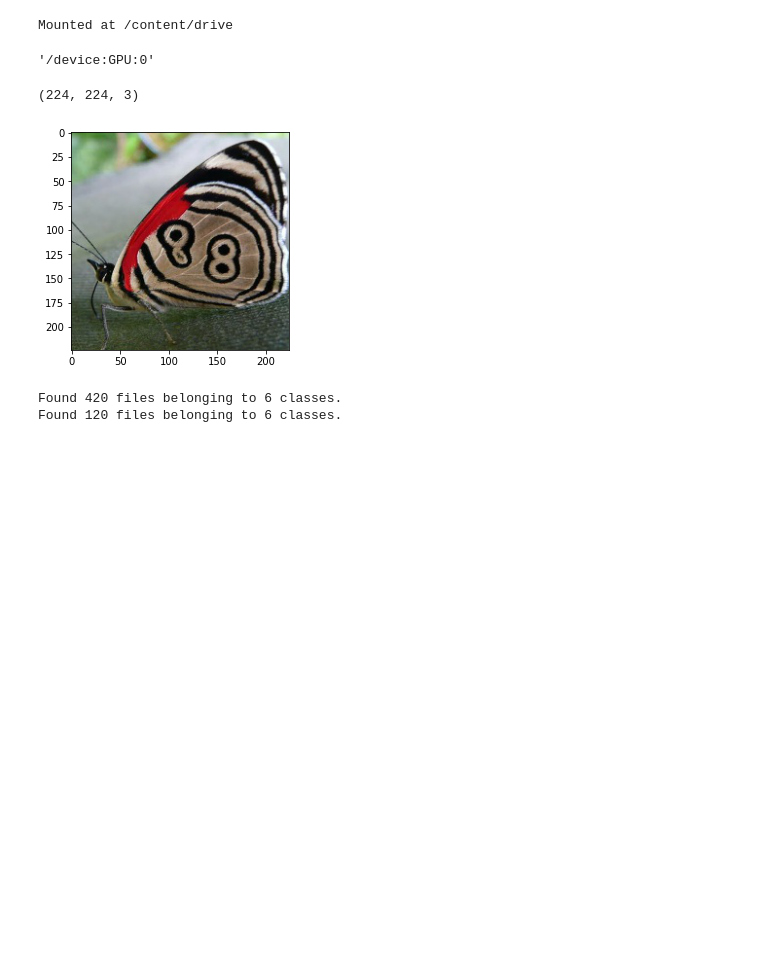
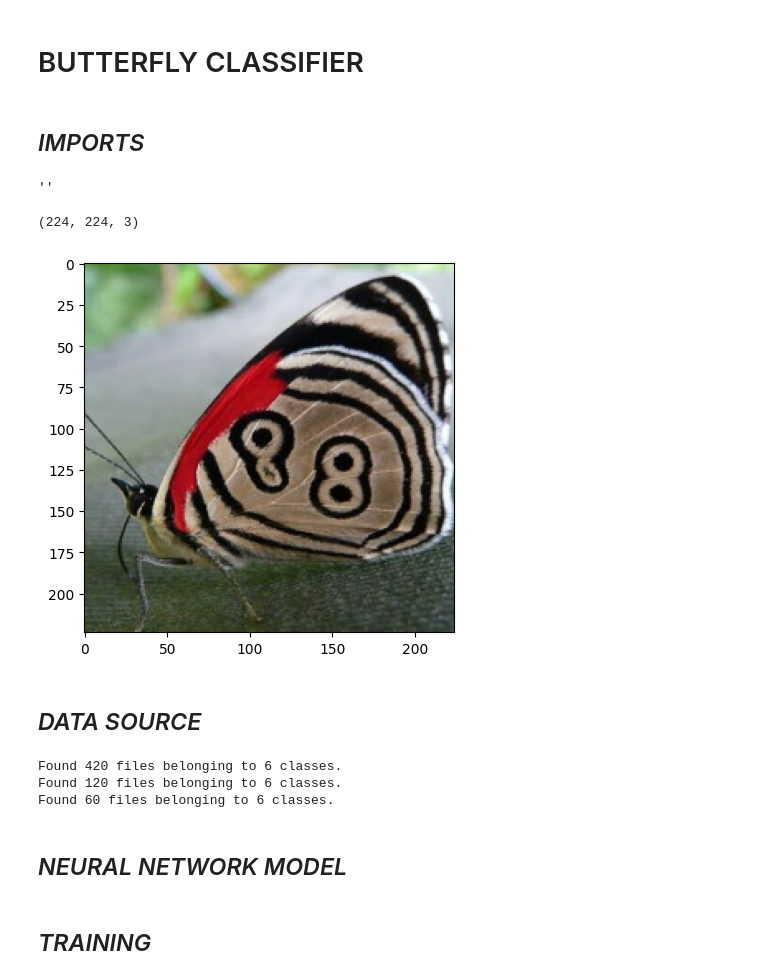
Before and after one commit to saraphi/Butterfly-Classifier, a Jupyter notebook: butterfly_classifier.ipynb, the cells around one changed output. Saved outputs shown, nothing was run; the diff lists cells and outputs as text; code cells hidden in the pictures; blank space fills up the shorter version.

```diff
--- a/butterfly_classifier.ipynb
+++ b/butterfly_classifier.ipynb
@@ -1,3 +1,7 @@
+# %% [markdown]
+# BUTTERFLY CLASSIFIER
+# %% [markdown]
+## _IMPORTS_
 # %%
 import tensorflow as tf
 from tensorflow import keras
@@ -10,36 +14,32 @@ import matplotlib.pyplot as plt
 import numpy as np
 from PIL import Image
 
-from google.colab import drive
-drive.mount('/content/drive')
-
 tf.test.gpu_device_name()
 # %% [output]
-Mounted at /content/drive
+''
-'/device:GPU:0'
 # %%
-pil_im = Image.open('/content/drive/My Drive/UNIVERSIDAD/3 CURSO/FSI/p2/data/training/AN 88/1.jpg', 'r')
+pil_im = Image.open('./data/training/AN 88/1.jpg', 'r')
 print(np.asarray(pil_im).shape)
 plt.imshow(np.asarray(pil_im))
 plt.show()
 # %% [output]
 (224, 224, 3)
-[figure, old version]
+[figure, new version]
+# %% [markdown]
+## _DATA SOURCE_
 # %%
-# DATA SOURCE -----------------------------------------
-
 image_size = (224, 224)
 batch_size = 15
 
 train_dataset = keras.preprocessing.image_dataset_from_directory(
-    directory="/content/drive/My Drive/UNIVERSIDAD/3 CURSO/FSI/p2/data/training",
+    directory="./data/training",
     image_size=image_size,
     batch_size=batch_size,
     label_mode='categorical'
 )
 
 valid_dataset = keras.preprocessing.image_dataset_from_directory(
-    directory="/content/drive/My Drive/UNIVERSIDAD/3 CURSO/FSI/p2/data/validation",
+    directory="./data/validation",
     image_size=image_size,
     batch_size=batch_size,
     label_mode='categorical'
@@ -47,7 +47,17 @@ valid_dataset = keras.preprocessing.image_dataset_from_directory(
 
 train_dataset = train_dataset.prefetch(buffer_size=32)
 valid_dataset = valid_dataset.prefetch(buffer_size=32)
+
+test_dataset = keras.preprocessing.image_dataset_from_directory(
+    directory="./data/test",
+    image_size=image_size,
+    batch_size=batch_size,
+    label_mode='categorical'
+)
 # %% [output]
 Found 420 files belonging to 6 classes.
 Found 120 files belonging to 6 classes.
+Found 60 files belonging to 6 classes.
+# %% [markdown]
+## _NEURAL NETWORK MODEL_
 # %%
@@ -87,4 +95,6 @@ model.add(Dense(6, activation='softmax'))
 model.compile(loss=tf.keras.losses.categorical_crossentropy,
               optimizer=tf.keras.optimizers.Adam(1e-3),
               metrics=['accuracy'])
+# %% [markdown]
+## _TRAINING_
 # %%
```
Also changed, not shown: parts of 17 cells of this notebook.
